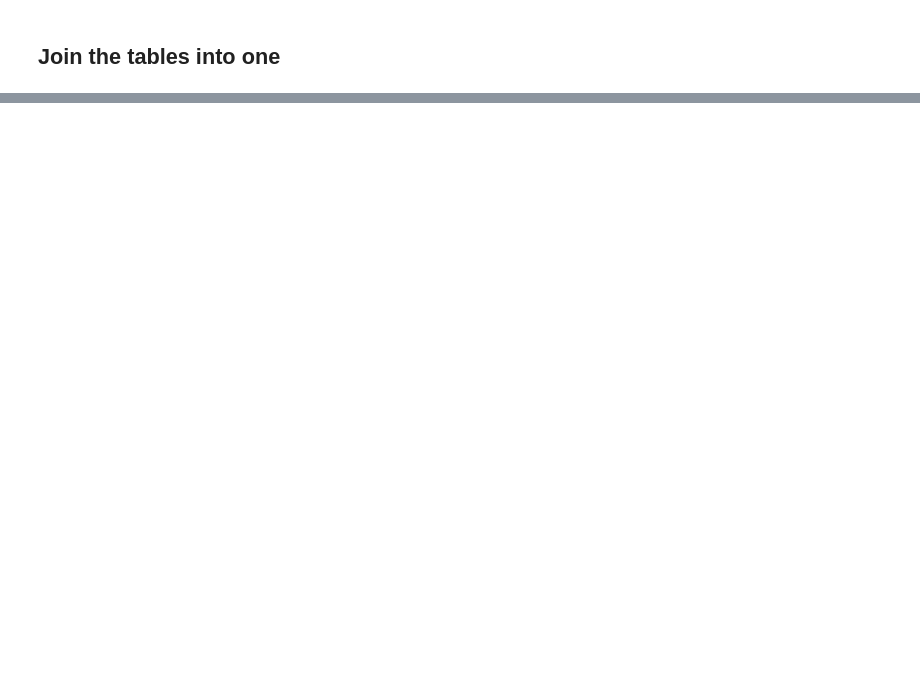
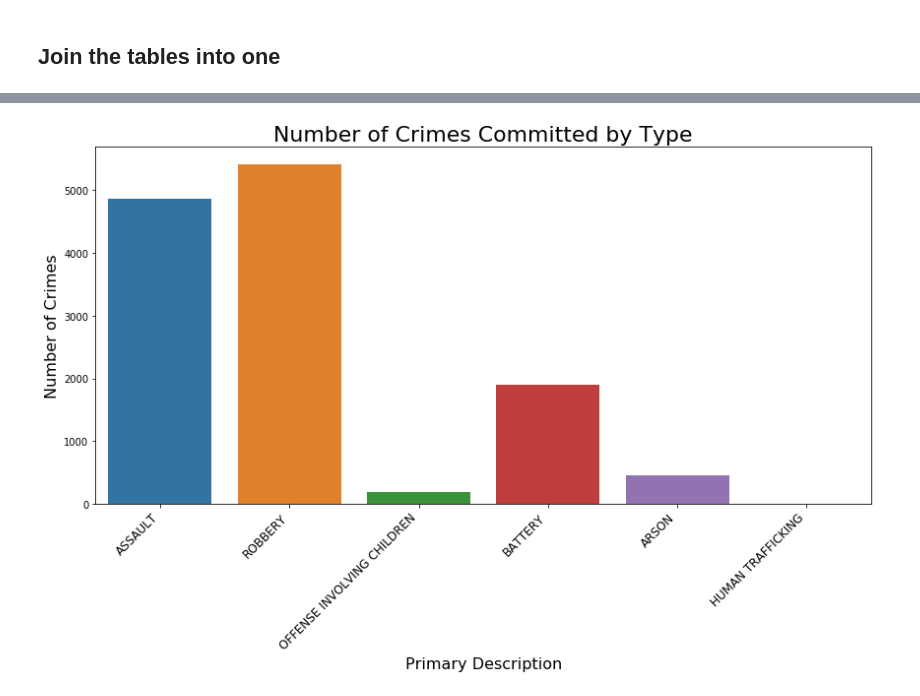
Before and after one commit to LincolnBrownBellevue/DSC540, a Jupyter notebook: Wks11-12/DSC540_Milestone5_LincolnBrown.ipynb, the cells around one changed output, grey strips where cells are left out. Cells and saved outputs as stored; diff of their text form; code cells hidden in the pictures; blank space fills up the shorter version.

```diff
--- a/Wks11-12/DSC540_Milestone5_LincolnBrown.ipynb
+++ b/Wks11-12/DSC540_Milestone5_LincolnBrown.ipynb
@@ -325,0 +378,3 @@ moon_phases_df
+# %%
+joined_df = pd.read_sql("SELECT * FROM combined_data", con=conn)
+joined_df
@@ -330,0 +445,12 @@ id, case_num, date_of_occurrence, block, iucr, primary_description, secondary_de
+# %%
+# Plot the number of crimes committed by category
+plt.figure(figsize=(12, 8))
+sns.countplot(x='primary_description', data=joined_df)
+plt.title('Number of Crimes Committed by Type', fontsize=22)
+plt.xlabel('Primary Description', fontsize=16)
+plt.ylabel('Number of Crimes', fontsize=16)
+plt.xticks(rotation=45, ha='right', fontsize=12)  # Rotate x-axis labels for better readability
+plt.tight_layout()
+plt.show()
+# %% [output]
+[figure, added]
```
Also changed, not shown: parts of 81 cells of this notebook.
